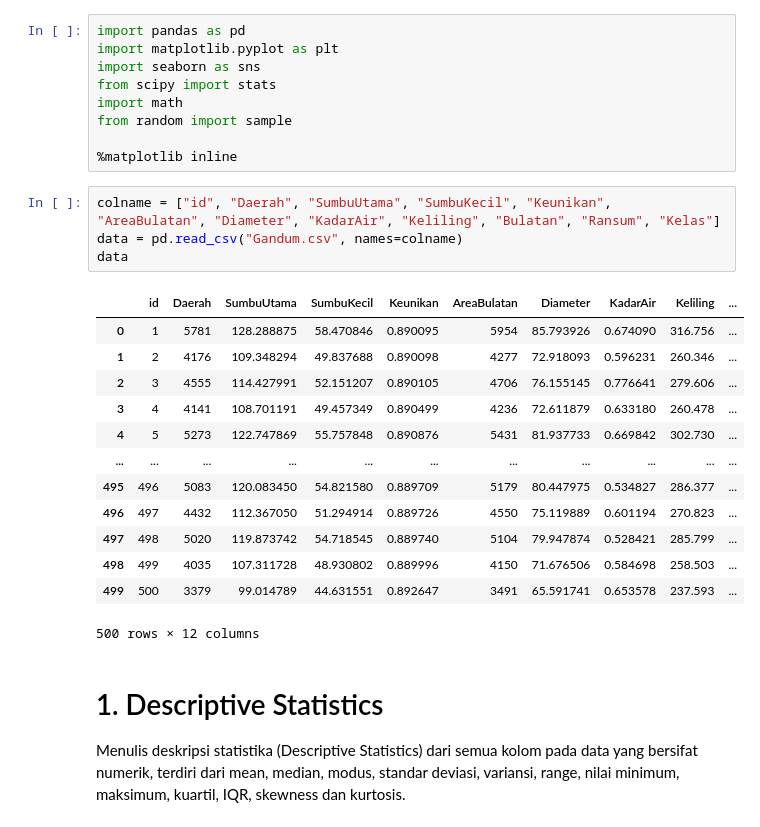
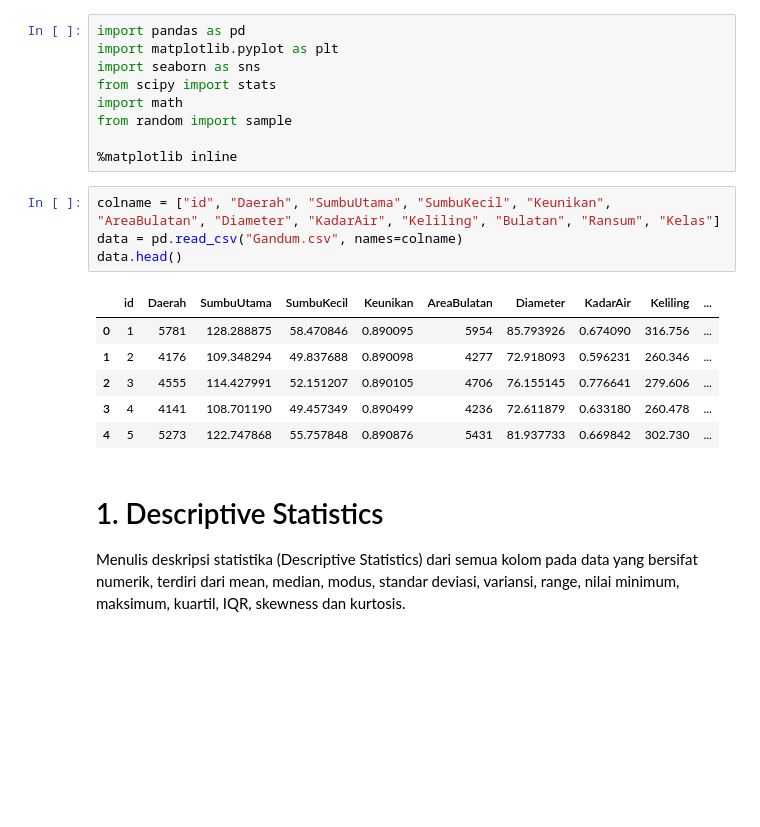
Before and after one commit to alifbhadrika/data-statistical-analysis, a Jupyter notebook: K04-T1-IF2220-13519186.ipynb, the cells around one changed output. Drawn from its saved outputs; the diff is of its cells as text; blank space fills up the shorter version.

```diff
--- a/K04-T1-IF2220-13519186.ipynb
+++ b/K04-T1-IF2220-13519186.ipynb
@@ -16,21 +16,14 @@ from random import sample
 # %%
 colname = ["id", "Daerah", "SumbuUtama", "SumbuKecil", "Keunikan", "AreaBulatan", "Diameter", "KadarAir", "Keliling", "Bulatan", "Ransum", "Kelas"]
 data = pd.read_csv("Gandum.csv", names=colname)
-data
+data.head()
 # %% [output]
 |  | id | Daerah | SumbuUtama | SumbuKecil | Keunikan | AreaBulatan | Diameter | KadarAir | Keliling | ... |
 | 0 | 1 | 5781 | 128.288875 | 58.470846 | 0.890095 | 5954 | 85.793926 | 0.674090 | 316.756 | ... |
 | 1 | 2 | 4176 | 109.348294 | 49.837688 | 0.890098 | 4277 | 72.918093 | 0.596231 | 260.346 | ... |
 | 2 | 3 | 4555 | 114.427991 | 52.151207 | 0.890105 | 4706 | 76.155145 | 0.776641 | 279.606 | ... |
-| 3 | 4 | 4141 | 108.701191 | 49.457349 | 0.890499 | 4236 | 72.611879 | 0.633180 | 260.478 | ... |
-| 4 | 5 | 5273 | 122.747869 | 55.757848 | 0.890876 | 5431 | 81.937733 | 0.669842 | 302.730 | ... |
-| ... | ... | ... | ... | ... | ... | ... | ... | ... | ... | ... |
-| 495 | 496 | 5083 | 120.083450 | 54.821580 | 0.889709 | 5179 | 80.447975 | 0.534827 | 286.377 | ... |
-| 496 | 497 | 4432 | 112.367050 | 51.294914 | 0.889726 | 4550 | 75.119889 | 0.601194 | 270.823 | ... |
-| 497 | 498 | 5020 | 119.873742 | 54.718545 | 0.889740 | 5104 | 79.947874 | 0.528421 | 285.799 | ... |
-| 498 | 499 | 4035 | 107.311728 | 48.930802 | 0.889996 | 4150 | 71.676506 | 0.584698 | 258.503 | ... |
-| 499 | 500 | 3379 | 99.014789 | 44.631551 | 0.892647 | 3491 | 65.591741 | 0.653578 | 237.593 | ... |
+| 3 | 4 | 4141 | 108.701190 | 49.457349 | 0.890499 | 4236 | 72.611879 | 0.633180 | 260.478 | ... |
+| 4 | 5 | 5273 | 122.747868 | 55.757848 | 0.890876 | 5431 | 81.937733 | 0.669842 | 302.730 | ... |
-500 rows × 12 columns
 # %% [markdown]
 # 1. Descriptive Statistics
 Menulis deskripsi statistika (Descriptive Statistics) dari semua kolom pada data yang bersifat
```
Also changed, not shown: parts of 1 cell of this notebook, 2 other files.
